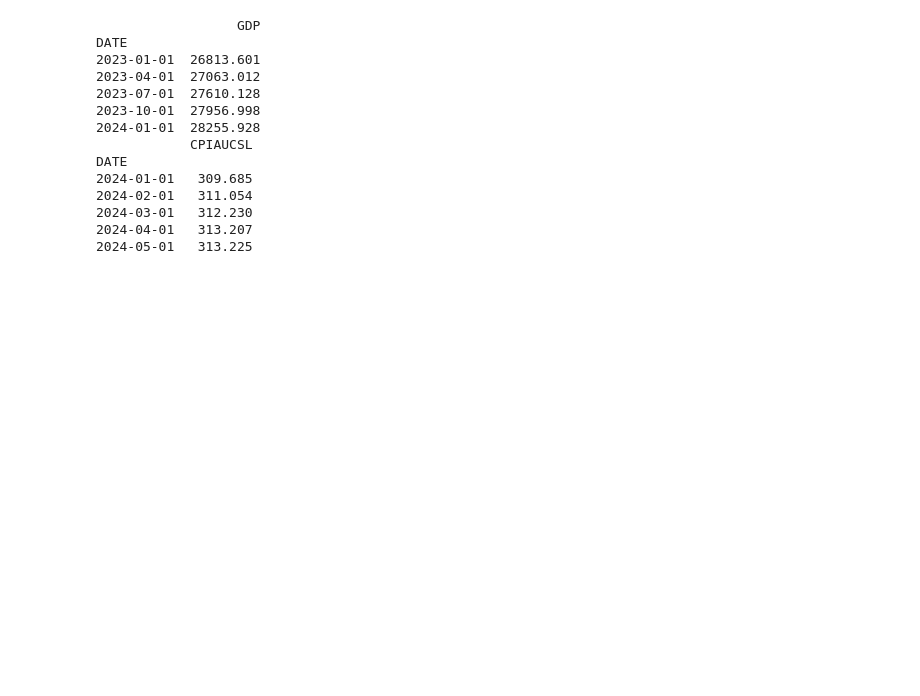
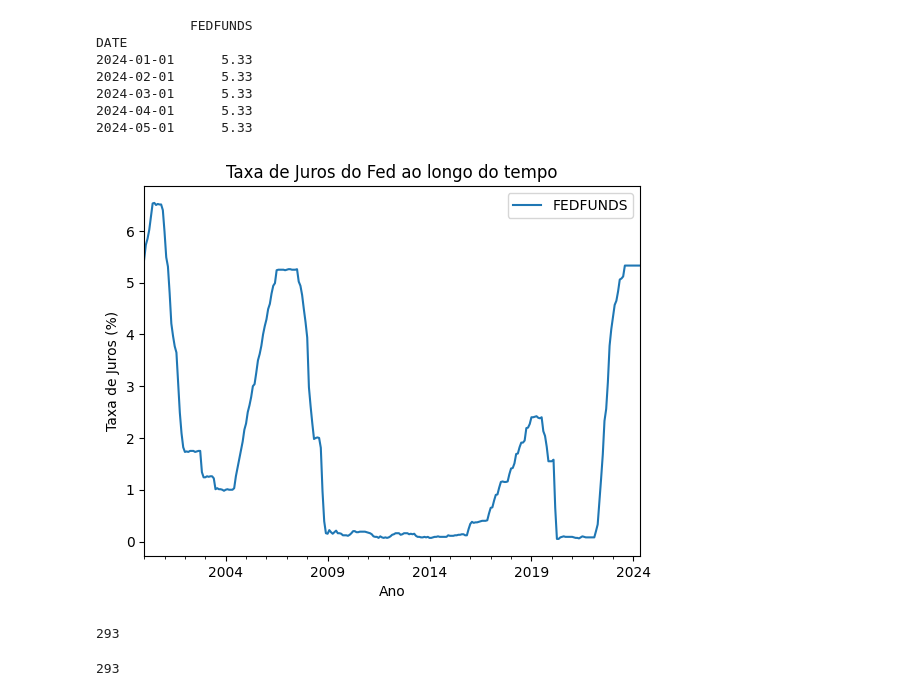
Before and after one commit to Veras-D/team-25_Desafio-IV, a Jupyter notebook: dados/data_crypto.ipynb, the cells around one changed output. Cells and saved outputs as stored; diff of their text form; code cells hidden in the pictures; blank space fills up the shorter version.

```diff
--- a/dados/data_crypto.ipynb
+++ b/dados/data_crypto.ipynb
@@ -8,19 +10,31 @@ import matplotlib.pyplot as plt
 # %%
 # Definir o período para os dados que você deseja obter
 start = datetime(2000, 1, 1)
 end = datetime.now()
 
 # Obter os dados da taxa de juros do Fed (FEDFUNDS)
 df = web.DataReader('FEDFUNDS', 'fred', start, end)
 
 # Exibir os primeiros registros
 print(df.tail())
 
 # Exibir o gráfico da taxa de juros ao longo do tempo
 df.plot(title='Taxa de Juros do Fed ao longo do tempo')
 plt.xlabel('Ano')
 plt.ylabel('Taxa de Juros (%)')
 plt.show()
+
+len(df)
+# %% [output]
+            FEDFUNDS
+DATE
+2024-01-01      5.33
+2024-02-01      5.33
+2024-03-01      5.33
+2024-04-01      5.33
+2024-05-01      5.33
+[figure, added]
+293
 # %%
 start = datetime(2000, 1, 1)
 end = datetime.now()
@@ -31,23 +45,9 @@ gdp = web.DataReader('GDP', 'fred', start, end)
 # Índice de Preços ao Consumidor
 cpi = web.DataReader('CPIAUCSL', 'fred', start, end)
 
-print(gdp.tail())
-print(cpi.tail())
+len(cpi)
 # %% [output]
-                  GDP
-DATE
-2023-01-01  26813.601
-2023-04-01  27063.012
-2023-07-01  27610.128
-2023-10-01  27956.998
-2024-01-01  28255.928
-            CPIAUCSL
-DATE
-2024-01-01   309.685
-2024-02-01   311.054
-2024-03-01   312.230
-2024-04-01   313.207
-2024-05-01   313.225
+293
 # %%
 start = datetime(2000, 1, 1)
 end = datetime.now()
```
Also changed, not shown: parts of 31 cells of this notebook, 8 other files.
